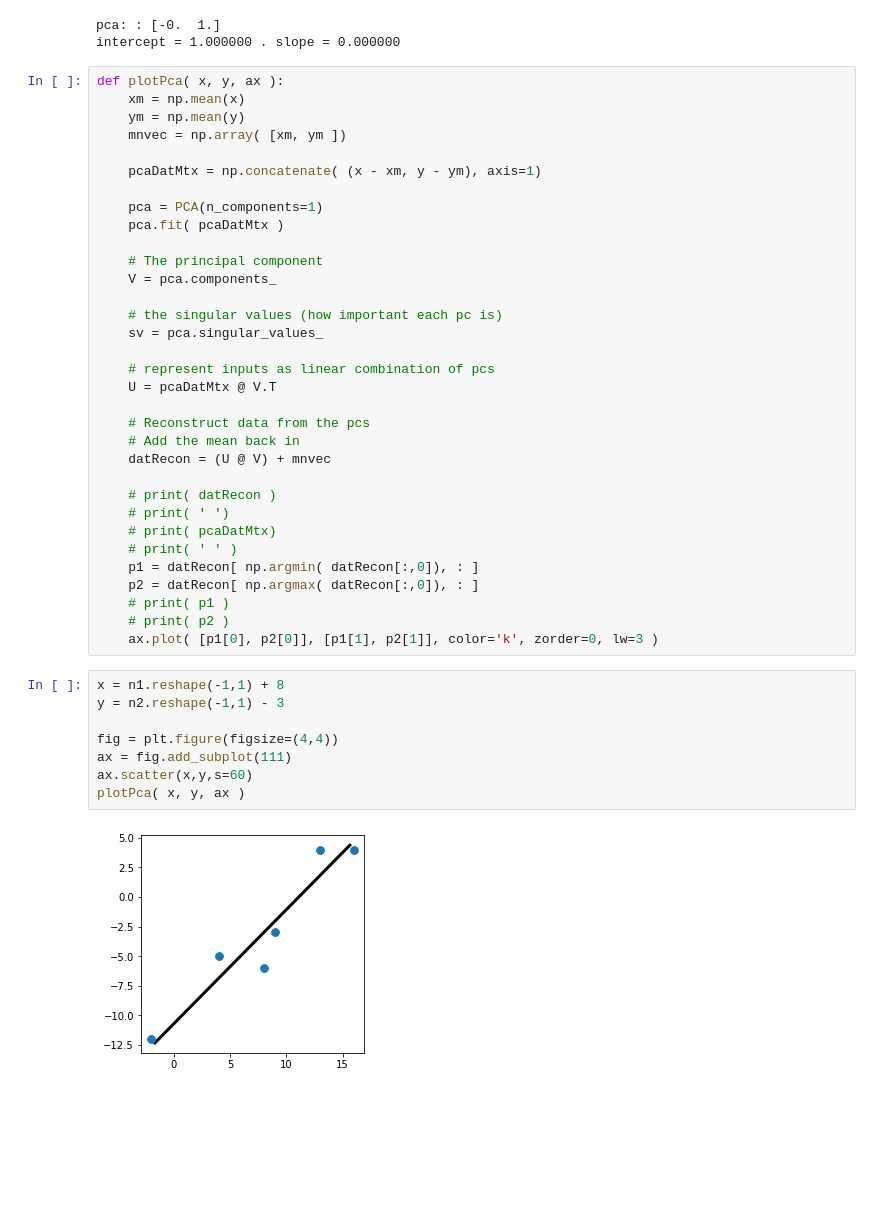
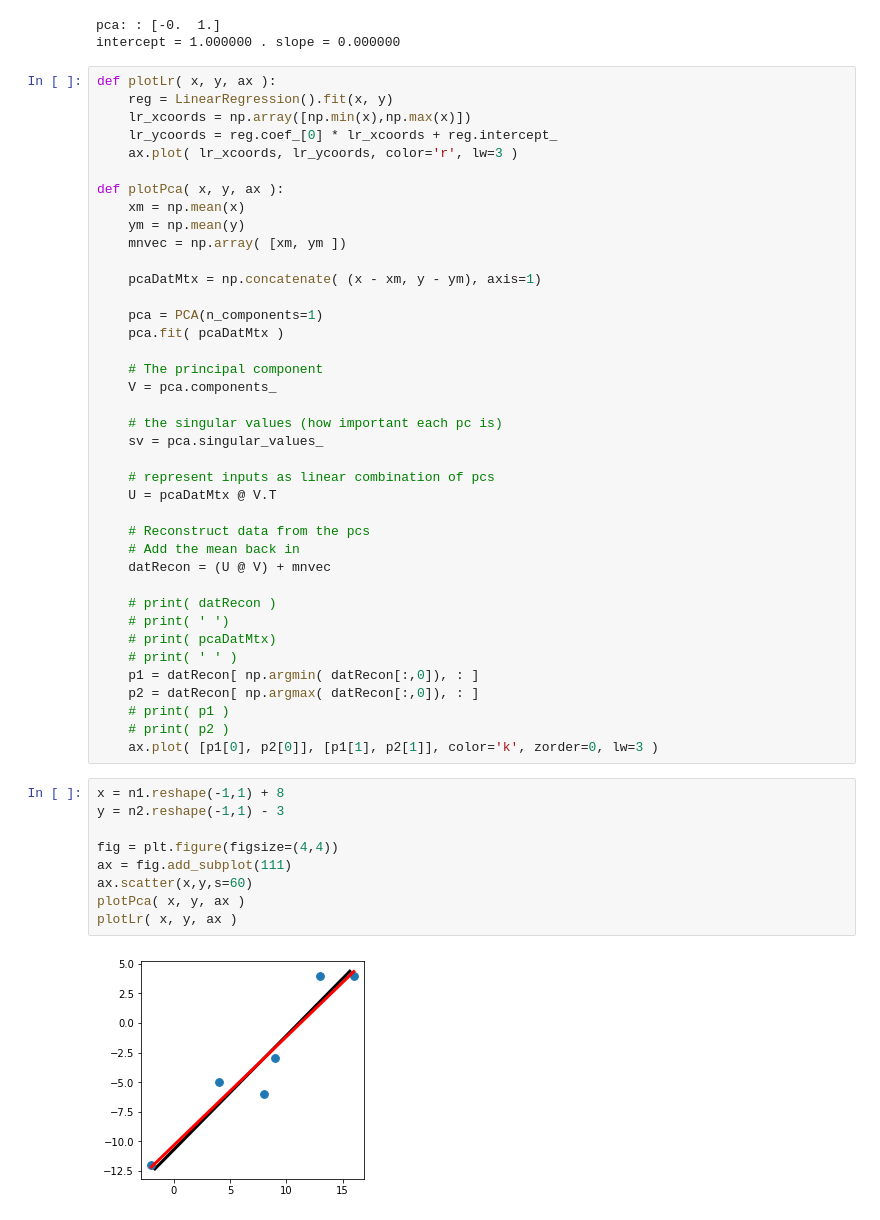
Before and after one commit to JaneliaMLCourse/MathClub, a Jupyter notebook: week4_linreg/PCAvsLR.ipynb, the cells around one changed output. Cells and saved outputs as stored; diff of their text form; blank space fills up the shorter version.

Commit message:
add more examples showing differences between pca and linear regression in the notebook

```diff
--- a/week4_linreg/PCAvsLR.ipynb
+++ b/week4_linreg/PCAvsLR.ipynb
@@ -84,6 +106,12 @@ print( 'intercept = %f . slope = %f ' % (reg.intercept_, reg.coef_[0],  ))
 pca: : [-0.  1.]
 intercept = 1.000000 . slope = 0.000000
 # %%
+def plotLr( x, y, ax ):
+    reg = LinearRegression().fit(x, y)
+    lr_xcoords = np.array([np.min(x),np.max(x)])
+    lr_ycoords = reg.coef_[0] * lr_xcoords + reg.intercept_
+    ax.plot( lr_xcoords, lr_ycoords, color='r', lw=3 )
+
 def plotPca( x, y, ax ):
     xm = np.mean(x)
     ym = np.mean(y)
@@ -119,10 +147,11 @@ def plotPca( x, y, ax ):
 # %%
 x = n1.reshape(-1,1) + 8
 y = n2.reshape(-1,1) - 3
 
 fig = plt.figure(figsize=(4,4))
 ax = fig.add_subplot(111)
 ax.scatter(x,y,s=60)
 plotPca( x, y, ax )
+plotLr( x, y, ax )
 # %% [output]
-[figure, old version]
+[figure, new version]
```
Also changed, not shown: parts of 5 cells of this notebook.
